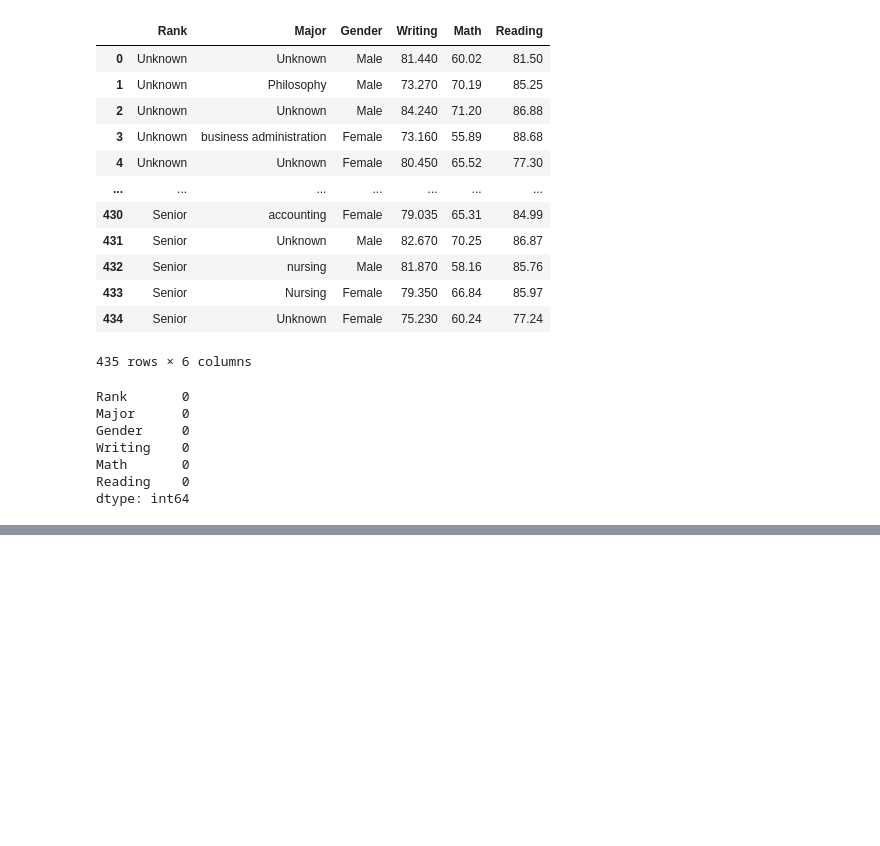
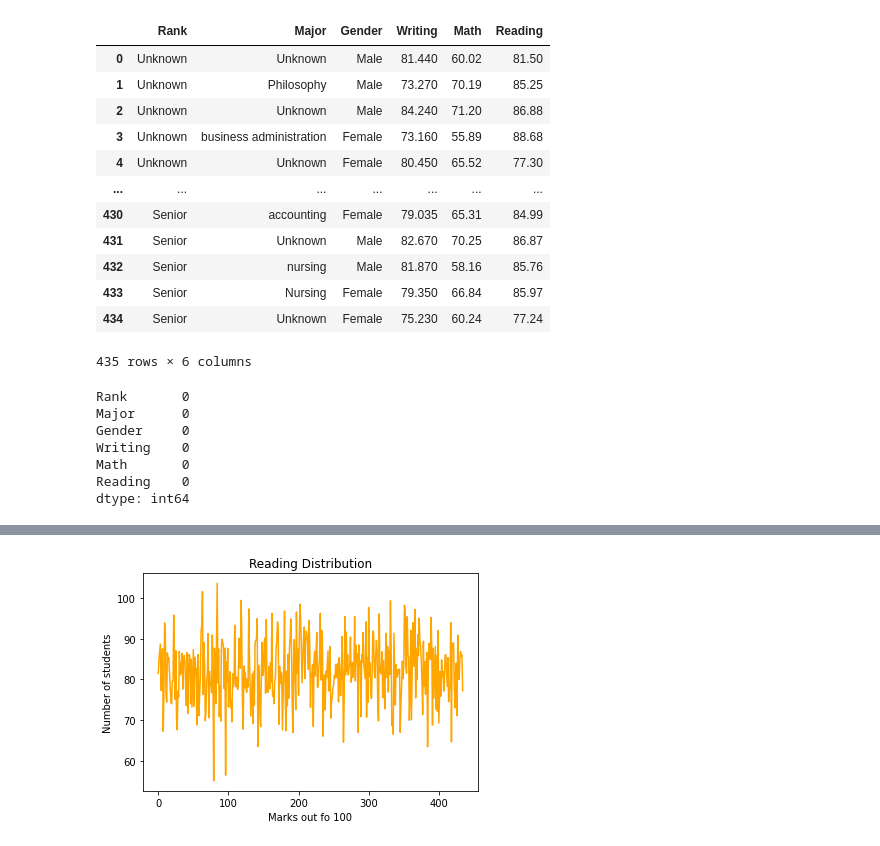
Before and after one commit to cornel-kim/samples, a Jupyter notebook: Lesson2.ipynb, the cells around one changed output, grey strips where cells are left out. Drawn from its saved outputs; the diff is of its cells as text; code cells hidden in the pictures; blank space fills up the shorter version.

```diff
--- a/Lesson2.ipynb
+++ b/Lesson2.ipynb
@@ -196,0 +208,10 @@ dtype: int64
+# %%
+#Density graph(univariate)
+x, y = plt.subplots()
+y.plot(subset1['Reading'], color="Orange")
+y.set_title("Reading Distribution")
+y.set_xlabel("Marks out fo 100")
+y.set_ylabel("Number of students")
+plt.show()
+# %% [output]
+[figure, added]
```
Also changed, not shown: parts of 4 cells of this notebook.
